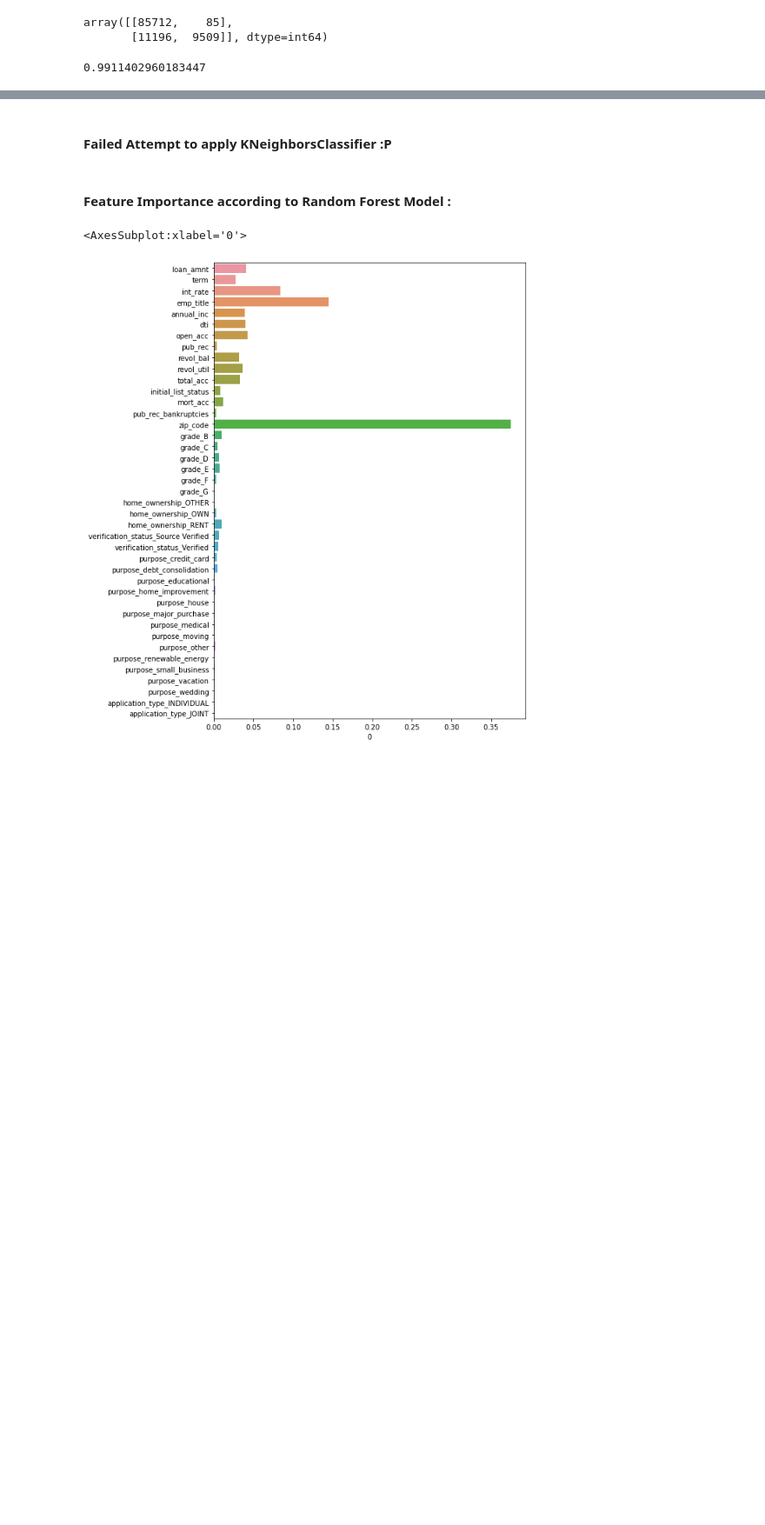
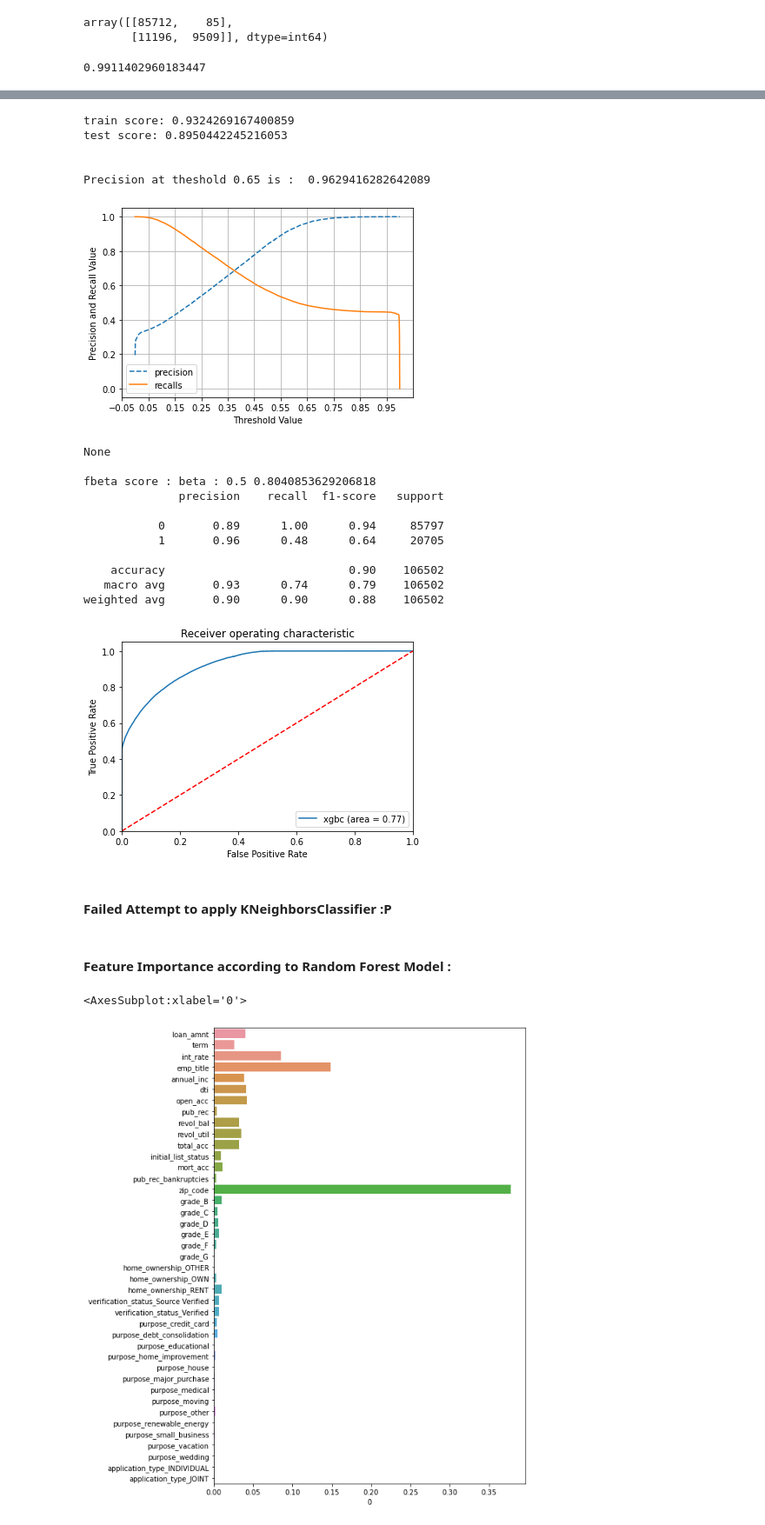
Before and after one commit to 28101991SUNNY/BusinessCase_Data_Exploration-, a Jupyter notebook: LoanTap Logistic Regression/Final.ipynb, the cells around one changed output, grey strips where cells are left out. Shown at 87% size. Saved outputs shown, nothing was run; the diff lists cells and outputs as text; code cells hidden in the pictures; blank space fills up the shorter version.

```diff
--- a/LoanTap Logistic Regression/Final.ipynb
+++ b/LoanTap Logistic Regression/Final.ipynb
@@ -1323,7 +1323,7 @@ plt.show()
 
 
 def custom_predict(X, threshold):
-        probs = model.predict_proba(X)
+        probs = logistic_reg_model.predict_proba(X)
         return (probs[:, 1] > threshold).astype(int)
 
 # print(model.predict_proba(X_test))
@@ -1778,0 +1783,77 @@ precision_score(y_test, new_preds)
+# %%
+xgbc = XGBClassifier(n_estimators = 70,max_depth =5)
+# %%
+xgbc.fit(X_smote,y_smote)
+print("train score:",xgbc.score(X_smote ,y_smote))
+print("test score:",xgbc.score(X_test ,y_test))
+y_predicted = xgbc.predict(X_test)
+from sklearn.metrics import f1_score,precision_score,recall_score,fbeta_score
+from sklearn.metrics import classification_report
+
+print()
+print()
+
+
+
+def custom_predict(X, threshold):
+        probs = xgbc.predict_proba(X)
+        return (probs[:, 1] > threshold).astype(int)
+
+# print(model.predict_proba(X_test))
+threshold = 0.65
+
+new_preds = custom_predict(X=X_test, threshold=threshold)
+
+
+print(f"Precision at theshold {threshold} is : ",precision_score(y_test,new_preds))
+
+
+print()
+print()
+
+print(precision_recall_curve_plot(y_test, xgbc.predict_proba(X_test)[:,1]))
+plt.show()
+
+
+
+print()
+print("fbeta score : beta : 0.5",fbeta_score(y_true = y_test, y_pred = new_preds,
+                                                beta = 0.5))
+print(classification_report(y_test, new_preds))
+
+
+
+
+
+_roc_auc = roc_auc_score(y_test, xgbc.predict(X_test))
+fpr, tpr, thresholds = roc_curve(y_test, xgbc.predict_proba(X_test)[:,1])
+plt.figure()
+plt.plot(fpr, tpr, label='xgbc (area = %0.2f)' % _roc_auc)
+plt.plot([0, 1], [0, 1],'r--')
+plt.xlim([0.0, 1.0])
+plt.ylim([0.0, 1.05])
+plt.xlabel('False Positive Rate')
+plt.ylabel('True Positive Rate')
+plt.title('Receiver operating characteristic')
+plt.legend(loc="lower right")
+plt.savefig('XGB_ROC')
+plt.show()
+# %% [output]
+train score: 0.9324269167400859
+test score: 0.8950442245216053
+
+
+Precision at theshold 0.65 is :  0.9629416282642089
+[figure, added]
+None
+
+fbeta score : beta : 0.5 0.8040853629206818
+              precision    recall  f1-score   support
+
+           0       0.89      1.00      0.94     85797
+           1       0.96      0.48      0.64     20705
+
+    accuracy                           0.90    106502
+   macro avg       0.93      0.74      0.79    106502
+weighted avg       0.90      0.90      0.88    106502
+[figure, added]
```
Also changed, not shown: parts of 19 cells of this notebook.
